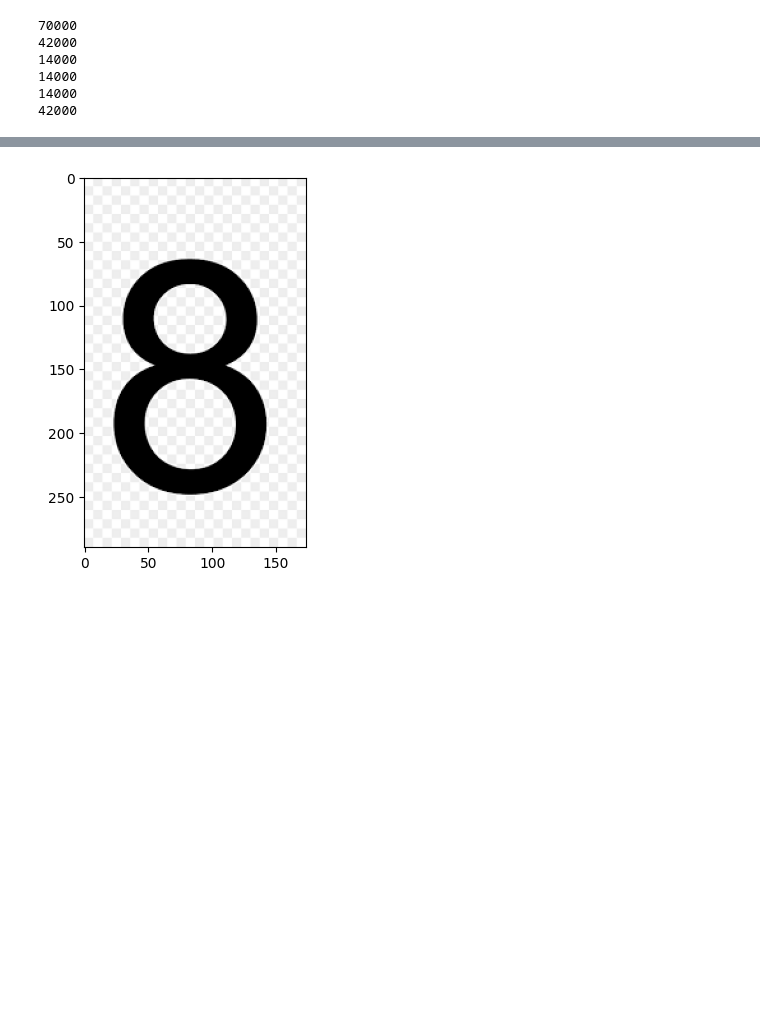
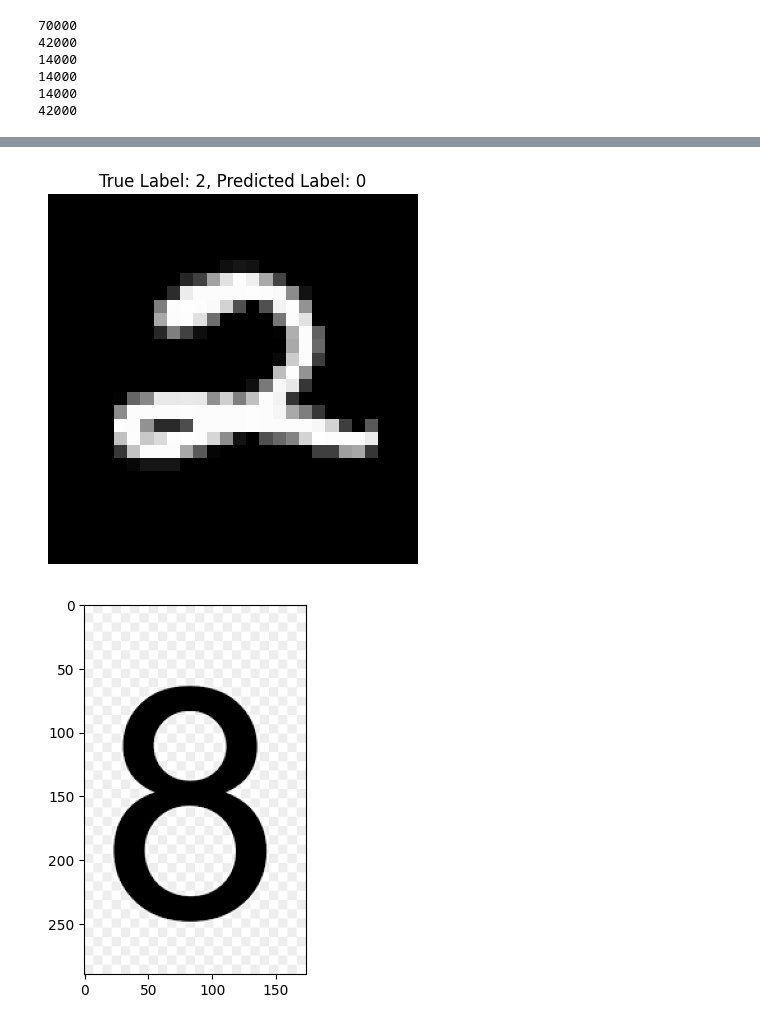
Before and after one commit to nuwanathukorala/CNN_Model, a Jupyter notebook: CNN.ipynb, the cells around one changed output, grey strips where cells are left out. Saved outputs shown, nothing was run; the diff lists cells and outputs as text; code cells hidden in the pictures; blank space fills up the shorter version.

```diff
--- a/CNN.ipynb
+++ b/CNN.ipynb
@@ -173,6 +173,6 @@ Test Accuracy: 0.9836
 # %%
 index = 50
-single_image = X_test[index]
+single_image = data_test[index]
 
 # Reshape the image to fit the input shape of the CNN model (batch size of 1, height, width, channels)
 single_image_reshaped = single_image.reshape(1, 28, 28, 1)
@@ -192,3 +192,4 @@ NameError: name 'X_test' is not defined
+[figure, added]
 # %%
 image = cv2.imread("C:/Users/Asus X513/Downloads/downloader.png")
 plt.imshow(image)
```
Also changed, not shown: parts of 6 cells of this notebook.
